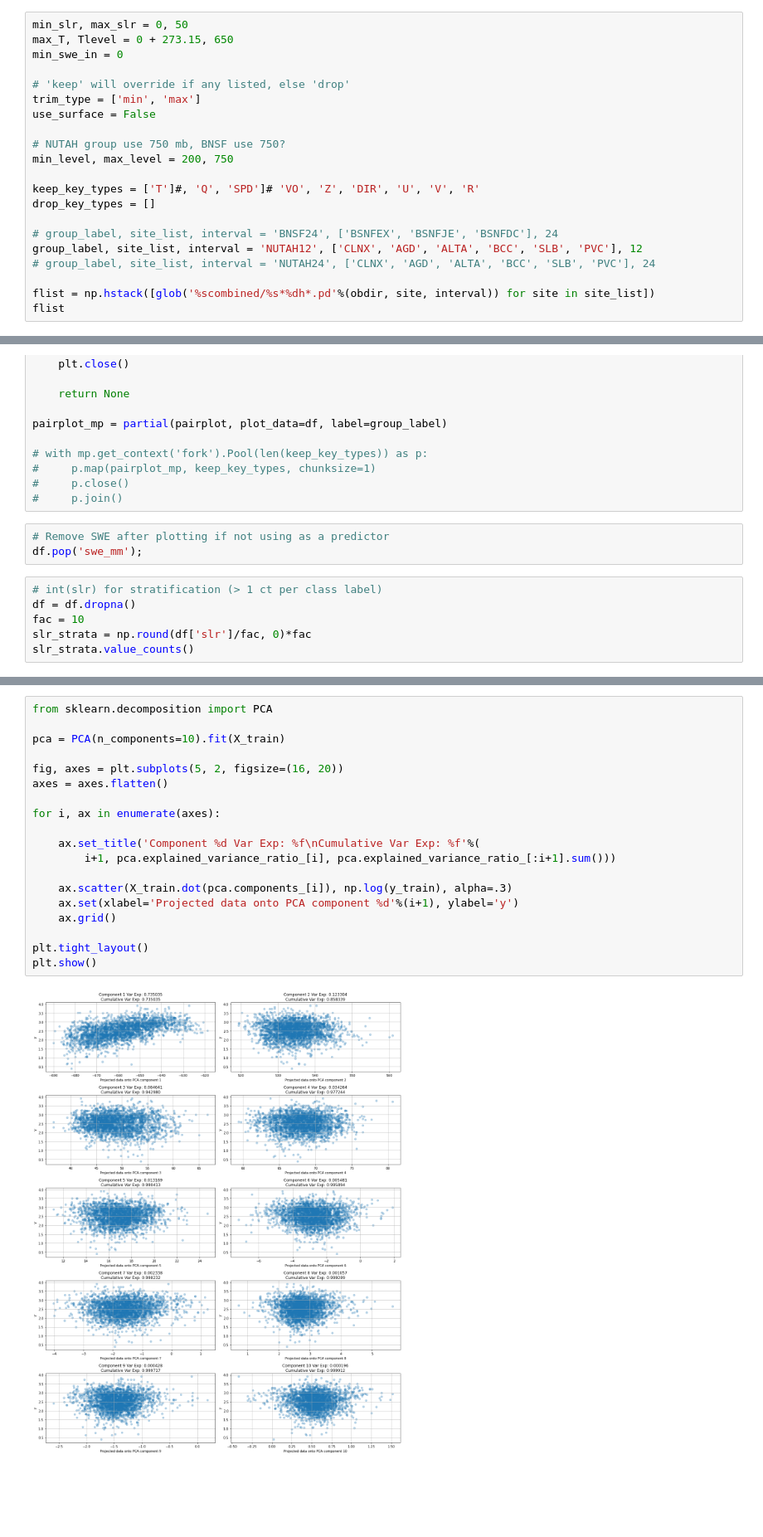
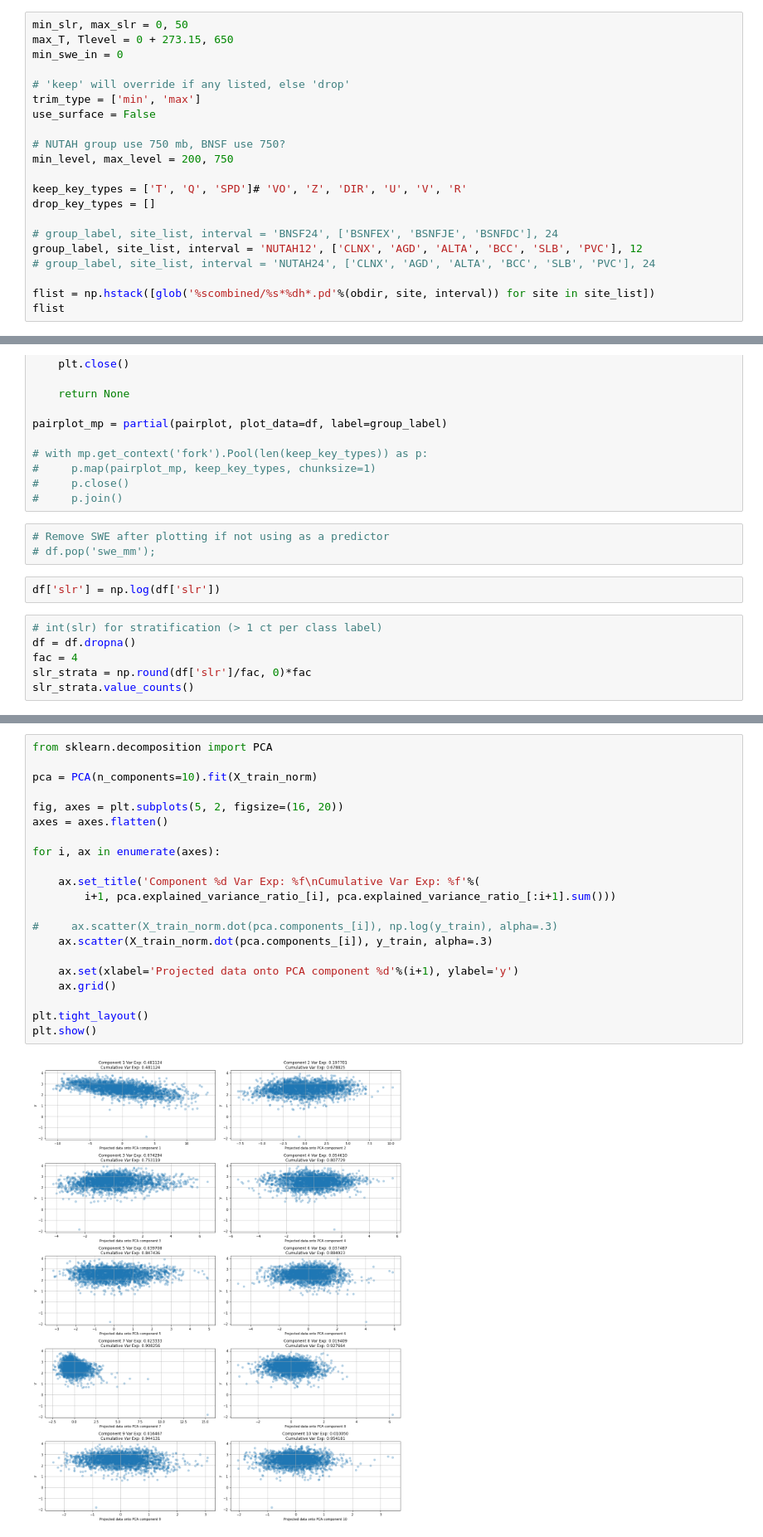
Before and after one commit to m-wessler/snow-liquid-ratio, a Jupyter notebook: core/train_experiment.ipynb, the cells around one changed output, grey strips where cells are left out. Shown at 83% size. Saved outputs shown, nothing was run; the diff lists cells and outputs as text; blank space fills up the shorter version.

```diff
--- a/core/train_experiment.ipynb
+++ b/core/train_experiment.ipynb
@@ -28,7 +28,7 @@ use_surface = False
 # NUTAH group use 750 mb, BNSF use 750?
 min_level, max_level = 200, 750
 
-keep_key_types = ['T']#, 'Q', 'SPD']# 'VO', 'Z', 'DIR', 'U', 'V', 'R'
+keep_key_types = ['T', 'Q', 'SPD']# 'VO', 'Z', 'DIR', 'U', 'V', 'R'
 drop_key_types = []
 
 # group_label, site_list, interval = 'BNSF24', ['BSNFEX', 'BSNFJE', 'BSNFDC'], 24
@@ -150,11 +148,13 @@ pairplot_mp = partial(pairplot, plot_data=df, label=group_label)
 #     p.join()
 # %%
 # Remove SWE after plotting if not using as a predictor
-df.pop('swe_mm');
+# df.pop('swe_mm');
+# %%
+df['slr'] = np.log(df['slr'])
 # %%
 # int(slr) for stratification (> 1 ct per class label)
 df = df.dropna()
-fac = 10
+fac = 4
 slr_strata = np.round(df['slr']/fac, 0)*fac
 slr_strata.value_counts()
 # %% [output]
@@ -213,22 +210,24 @@ KeyError: 'swe_mm'
 # %%
 from sklearn.decomposition import PCA
 
-pca = PCA(n_components=10).fit(X_train)
+pca = PCA(n_components=10).fit(X_train_norm)
 
 fig, axes = plt.subplots(5, 2, figsize=(16, 20))
 axes = axes.flatten()
 
 for i, ax in enumerate(axes):
 
     ax.set_title('Component %d Var Exp: %f\nCumulative Var Exp: %f'%(
         i+1, pca.explained_variance_ratio_[i], pca.explained_variance_ratio_[:i+1].sum()))
 
-    ax.scatter(X_train.dot(pca.components_[i]), np.log(y_train), alpha=.3)
+#     ax.scatter(X_train_norm.dot(pca.components_[i]), np.log(y_train), alpha=.3)
+    ax.scatter(X_train_norm.dot(pca.components_[i]), y_train, alpha=.3)
+
     ax.set(xlabel='Projected data onto PCA component %d'%(i+1), ylabel='y')
     ax.grid()
 
 plt.tight_layout()
 plt.show()
 # %% [output]
-[figure, old version]
+[figure, new version]
 # %%
```
Also changed, not shown: parts of 15 cells of this notebook.
